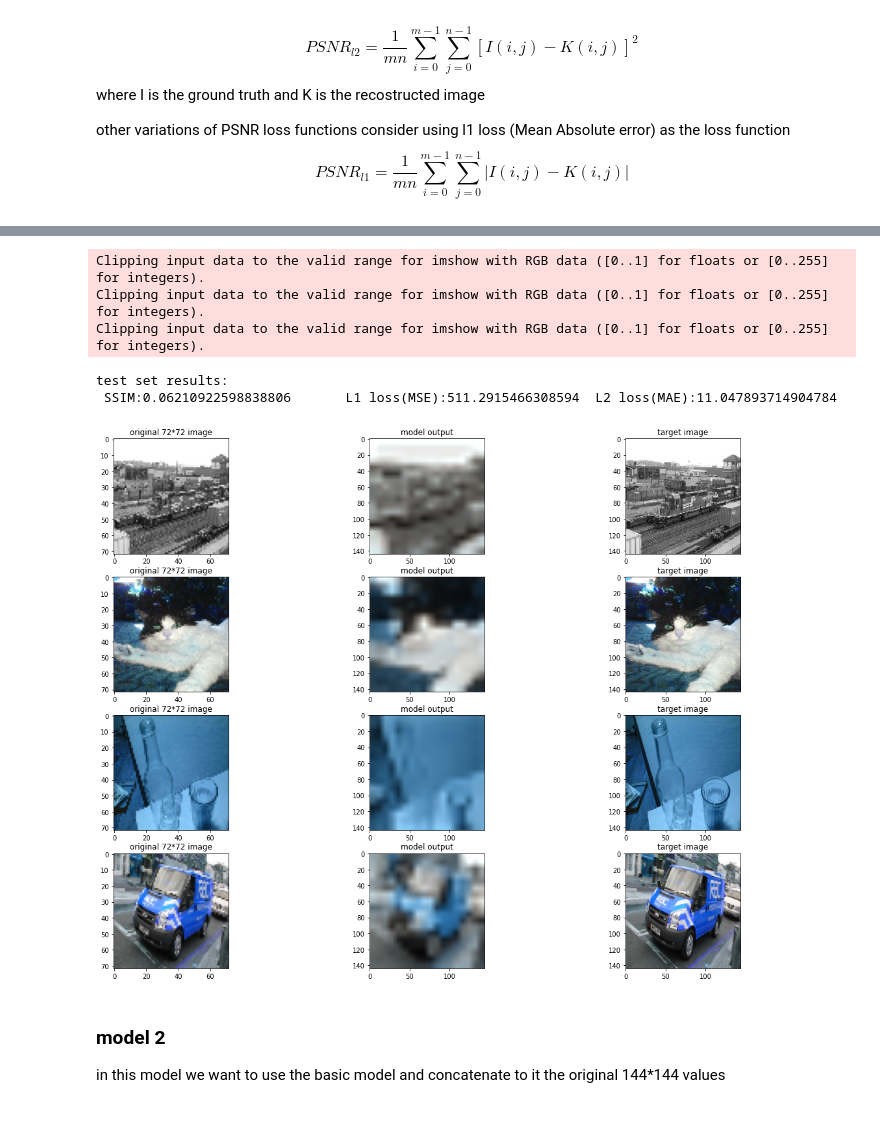
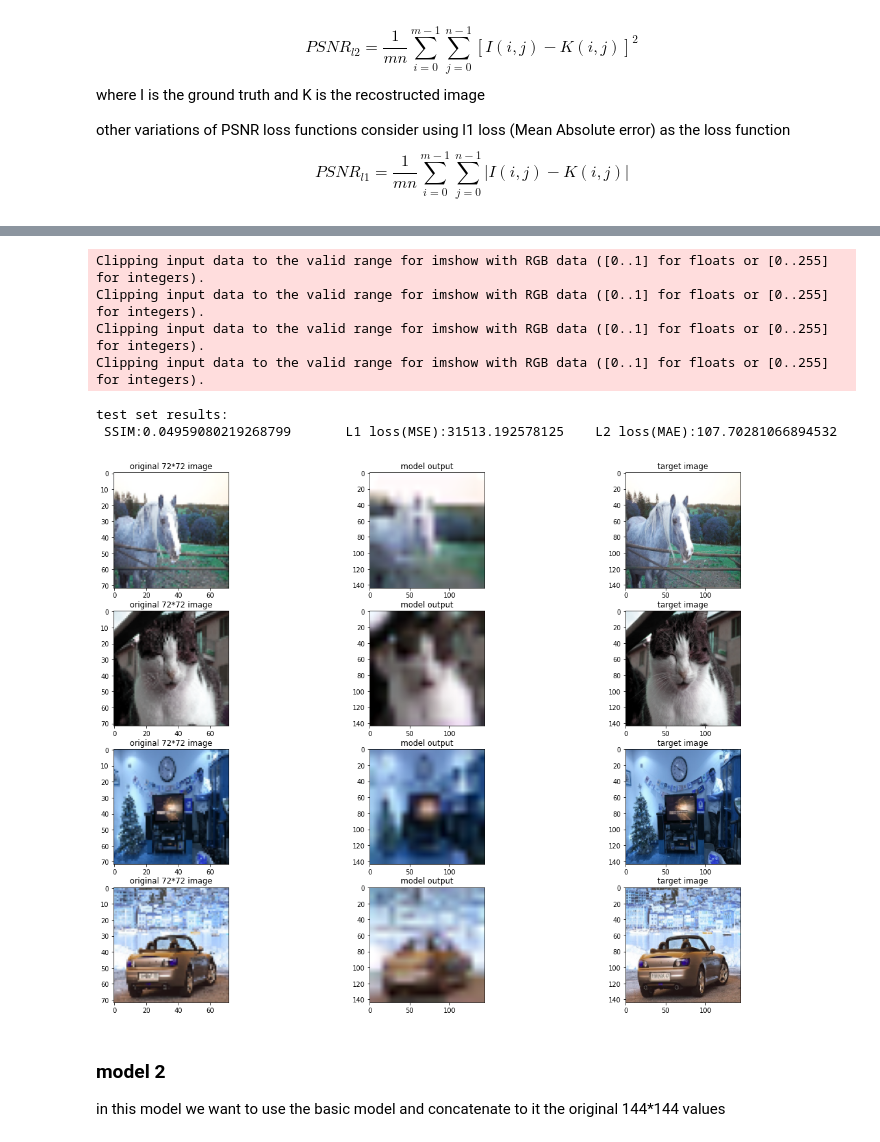
Before and after one commit to Hernanros/Y_Data_DL, a Jupyter notebook: [HW#4 super resulutaion FCN].ipynb, the cells around one changed output, grey strips where cells are left out. Saved outputs shown, nothing was run; the diff lists cells and outputs as text; code cells hidden in the pictures.

```diff
--- a/[HW#4 super resulutaion FCN].ipynb
+++ b/[HW#4 super resulutaion FCN].ipynb
@@ -139,8 +125,8 @@ X_test, y_mid_test, y_large_test = np.array(x_train)[inds[80:]], np.array(y_mid)
             img = transformed_img['image']
         return img,label
 # %%
-train_set = DS(X_train,y_mid_train)
-test_set= DS(X_test,y_mid_test)
+train_set = DS_mid(X_train,y_mid_train)
+test_set= DS_mid(X_test,y_mid_test)
 
 train_loader=DataLoader(dataset= train_set, batch_size = 4, shuffle = True, num_workers = 2)
 test_loader=DataLoader(dataset= test_set, batch_size = 4, shuffle = True, num_workers = 2)
@@ -195,20 +139,20 @@ where I is the ground truth and K is the recostructed image<br>
 other variations of PSNR loss functions consider using l1 loss (Mean Absolute error) as the loss function<br>
 $$ PSNR_{l1} = \frac{1}{mn}\sum_{i=0}^{m-1}\sum_{j=0}^{n-1}|I(i,j)-K(i,j)|$$
 # %%
-import fuckers as ssi
-model=firstmodel()
+import pytorch_ssim as ssi
+import models.model1 as model1
 l2 = nn.MSELoss()
 l1= nn.L1Loss()
+
+model = model1.firstmodel()
 criterion = ssi.ssim
 optimizer = optim.Adam(model.parameters(), lr=0.001)
+if torch.has_cuda:
+    device = torch.device('cuda:0')
+else:
+    device = torch.device('cpu:0')
 # %%
-def train_epoch (tr_loader,model,criterion,optimizer, num_epochs):
-    if torch.has_cuda:
-      device = torch.device('cuda:0')
-
-    else:
-      device = torch.device('cpu:0')
-
+def train_fold_mid(tr_loader,model,criterion,optimizer, num_epochs):
     model.to(device)
 
     training_log =[]
@@ -222,6 +166,7 @@ def train_epoch (tr_loader,model,criterion,optimizer, num_epochs):
             imgs=imgs.to(device,dtype=torch.float32)
             labels = labels.to(device,dtype=torch.float32)
             outputs = model(imgs)
+
             loss = 1-criterion(outputs, labels, window_size=12)
             loss.backward()
             tr_loss+=loss.item()
@@ -238,7 +183,7 @@ def train_epoch (tr_loader,model,criterion,optimizer, num_epochs):
 
 
 
-def test_evaluation(tst_loader,model,losses):
+def test_evaluation_mid(tst_loader,model,losses):
     model.eval()
 
     loss_ssim = 0
@@ -280,4 +225,4 @@ def test_evaluation(tst_loader,model,losses):
 
     print ("test set results:\n SSIM:{}\tL1 loss(MSE):{}\tL2 loss(MAE):{}".format(loss_ssim/N, loss_mse/N, loss_mae/N))
 # %%
-train_epoch(train_loader,model,criterion,optimizer,num_epochs= 10)
+train_fold_mid(train_loader,model,criterion,optimizer,num_epochs= 50)
@@ -284,12 +265,13 @@ train_epoch(train_loader,model,criterion,optimizer,num_epochs= 10)
 # %%
-test_evaluation(test_loader,model,[criterion,l2,l1])
+test_evaluation_mid(test_loader,model,[criterion,l2,l1])
 # %% [output]
 Clipping input data to the valid range for imshow with RGB data ([0..1] for floats or [0..255] for integers).
 Clipping input data to the valid range for imshow with RGB data ([0..1] for floats or [0..255] for integers).
 Clipping input data to the valid range for imshow with RGB data ([0..1] for floats or [0..255] for integers).
+Clipping input data to the valid range for imshow with RGB data ([0..1] for floats or [0..255] for integers).
 test set results:
- SSIM:0.06210922598838806       L1 loss(MSE):511.2915466308594  L2 loss(MAE):11.047893714904784
+ SSIM:0.04959080219268799       L1 loss(MSE):31513.192578125    L2 loss(MAE):107.70281066894532
-[figure, old version]
+[figure, new version]
 # %% [markdown]
 ### model 2
 in this model we want to use the basic model and concatenate to it the original 144*144 values
```
Also changed, not shown: parts of 24 cells of this notebook.
